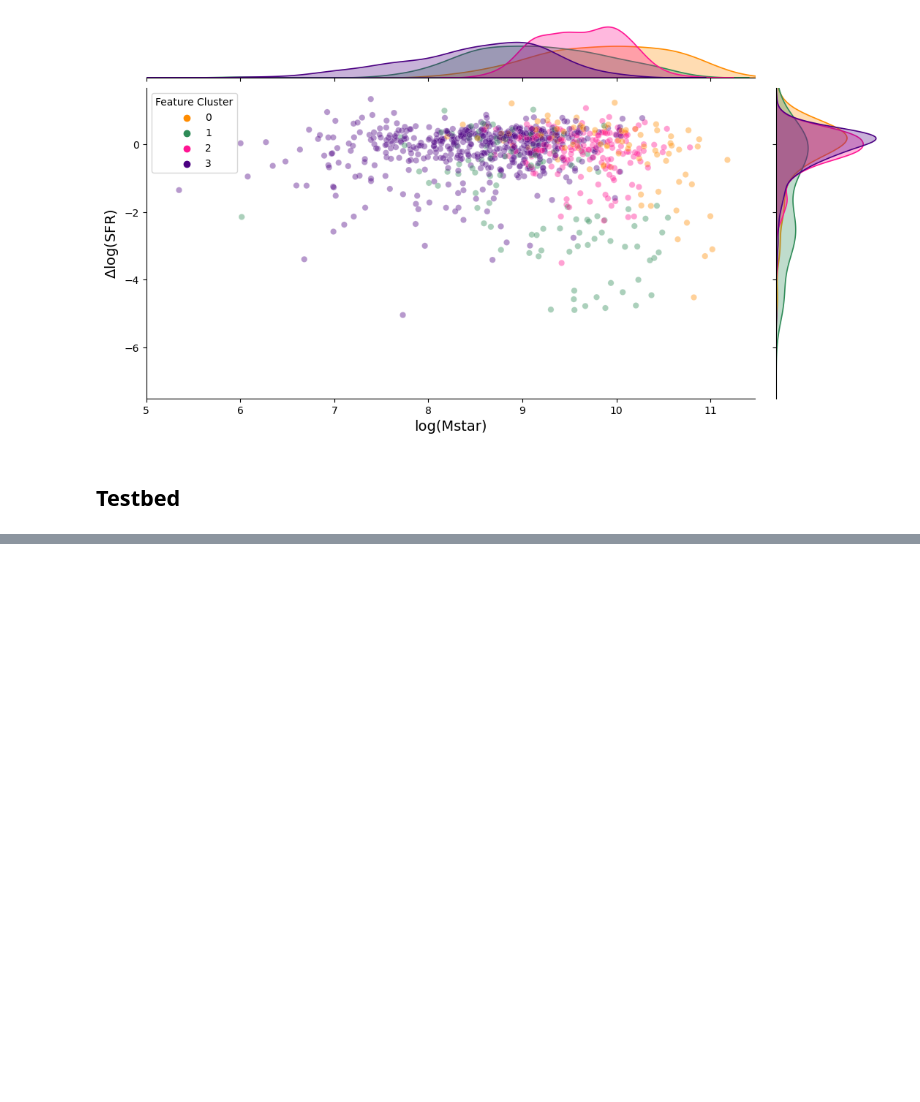
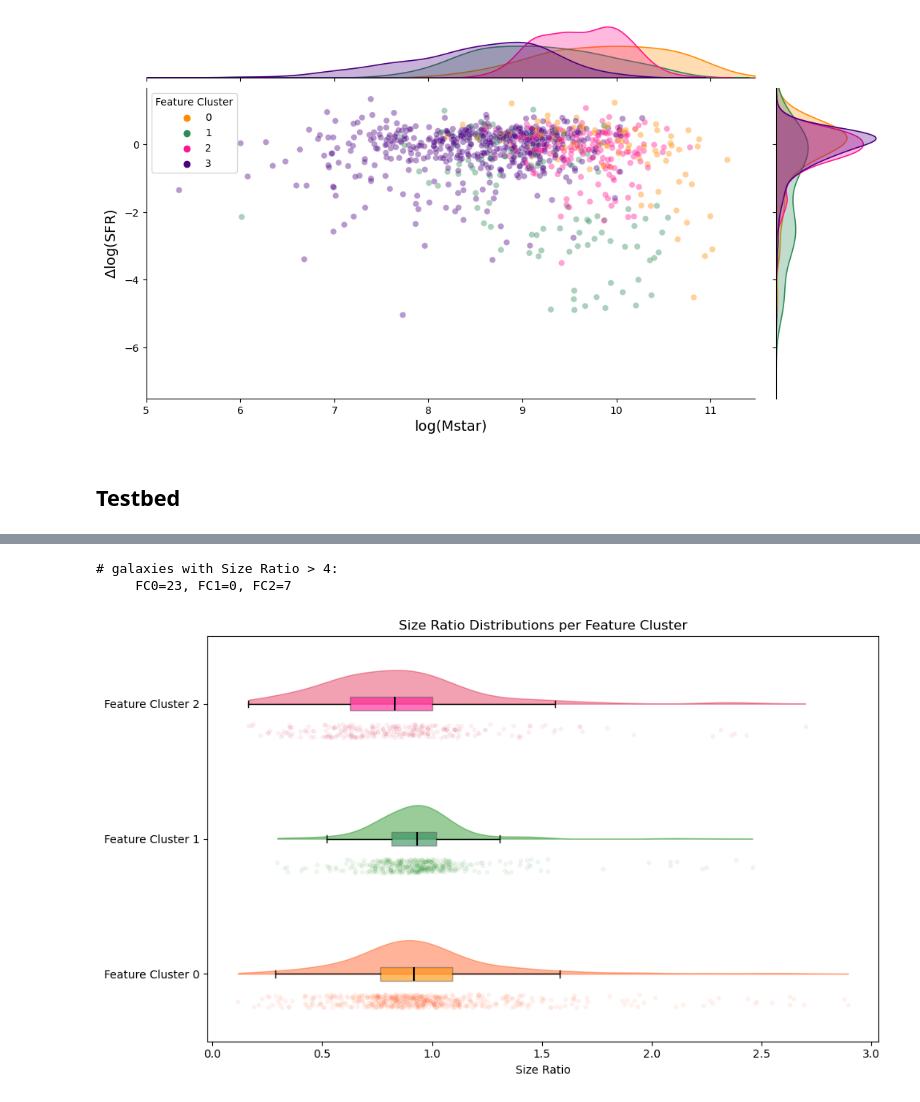
Before and after one commit to gammaspire/machine-learning, a Jupyter notebook: galaxy_feature_clustering/feature_clustering.ipynb, the cells around one changed output, grey strips where cells are left out. Drawn from its saved outputs; the diff is of its cells as text; code cells hidden in the pictures; blank space fills up the shorter version.

```diff
--- a/galaxy_feature_clustering/feature_clustering.ipynb
+++ b/galaxy_feature_clustering/feature_clustering.ipynb
@@ -137,7 +101,0 @@ warnings.filterwarnings("ignore")
-# %%
-import pandas as pd
-df = pd.read_csv('data/hdb_feature_data.csv')
-#features=['CRE_g', 'CRE_r', 'CRE_W1-fixBA', 'CRE_W2', 'CRE_W3-fixBA', 'CN_g', 'CN_r', 'CN_W1-fixBA',
-#          'CN_W2', 'CN_W3-fixBA']
-features=['CRE_g', 'CRE_r', 'CRE_W1-fixBA', 'CRE_W2', 'CRE_W3-fixBA', 'CN_g', 'CN_r', 'CN_W1-fixBA',
-         'CN_W2', 'CN_W3-fixBA']
@@ -167,8 +101,0 @@ cluster_selection_method = best[3]
-# %%
-#perform HDBSCAN on the full set of features, using the parameters defined above.
-
-feature_data = run1_hdbscan(df, features, min_cluster_size=80, min_samples=3,
-                           metric='canberra', cluster_selection_method='eom')
-
-#feature_data = run1_hdbscan(df_scaled, features, min_cluster_size=min_cluster_size, min_samples=min_samples,
-#                           metric=metric, cluster_selection_method=cluster_selection_method)
@@ -192,0 +161,60 @@ plot_sfrmstar(feature_data[feature_data['Feature Cluster']!=-1])
+# %%
+fig, ax = plt.subplots(figsize=(10, 6))
+
+color_map, edge_map, marker_map = marker_palette(df)
+
+data_x = [df['Size Ratio'][df['Feature Cluster'] == 0].dropna().values,
+          df['Size Ratio'][df['Feature Cluster'] == 1].dropna().values,
+          df['Size Ratio'][df['Feature Cluster'] == 2].dropna().values]
+
+outliers=[len(data[data>3]) for data in data_x]
+data_x = [data[data<3] for data in data_x]
+
+# --- Boxplot (suppress fliers so they don't become "black circles") ---
+bp = ax.boxplot(data_x, patch_artist=True, vert=False,
+                showfliers=False,
+                medianprops=dict(color='k', linewidth=1.5),
+                widths=0.1)
+
+for patch, color in zip(bp['boxes'], color_map):
+    patch.set_facecolor(color)
+    patch.set_alpha(0.6)
+    patch.set_edgecolor('0.4')
+
+# --- Violinplot (density) ---
+vp = ax.violinplot(
+    data_x, points=300,
+    showmeans=False, showextrema=False, showmedians=False,
+    vert=False
+)
+
+for i, b in enumerate(vp['bodies']):
+    # clip violin to upper half in y-direction (raincloud "cloud")
+    yvals = b.get_paths()[0].vertices[:, 1]
+    b.get_paths()[0].vertices[:, 1] = np.clip(yvals, i+1, i+1.6)
+
+    b.set_color(edge_map[i])
+    b.set_alpha(0.4)
+
+# --- Scatter (rain): subsample + alpha + larger jitter ---
+for i, features in enumerate(data_x):
+    # Add jitter effect so the features do not overlap on the y-axis
+    y = np.full(len(features), i + .8)
+    y += np.random.uniform(low=-.05, high=.05, size=len(y))
+    plt.scatter(features, y, s=10, c=edge_map[i],alpha=0.05)
+
+ax.set_yticks([1, 2, 3])
+ax.set_yticklabels(['Feature Cluster 0', 'Feature Cluster 1', 'Feature Cluster 2'])
+#ax.set_xscale('log')
+ax.set_xlabel('Size Ratio')
+ax.set_title('Size Ratio Distributions per Feature Cluster')
+
+print('# galaxies with Size Ratio > 4: ')
+print(f'     FC0={outliers[0]}, FC1={outliers[1]}, FC2={outliers[2]}')
+
+plt.tight_layout()
+plt.show()
+# %% [output]
+# galaxies with Size Ratio > 4:
+     FC0=23, FC1=0, FC2=7
+[figure, added]
```
Also changed, not shown: parts of 13 cells of this notebook, 6 other files.
